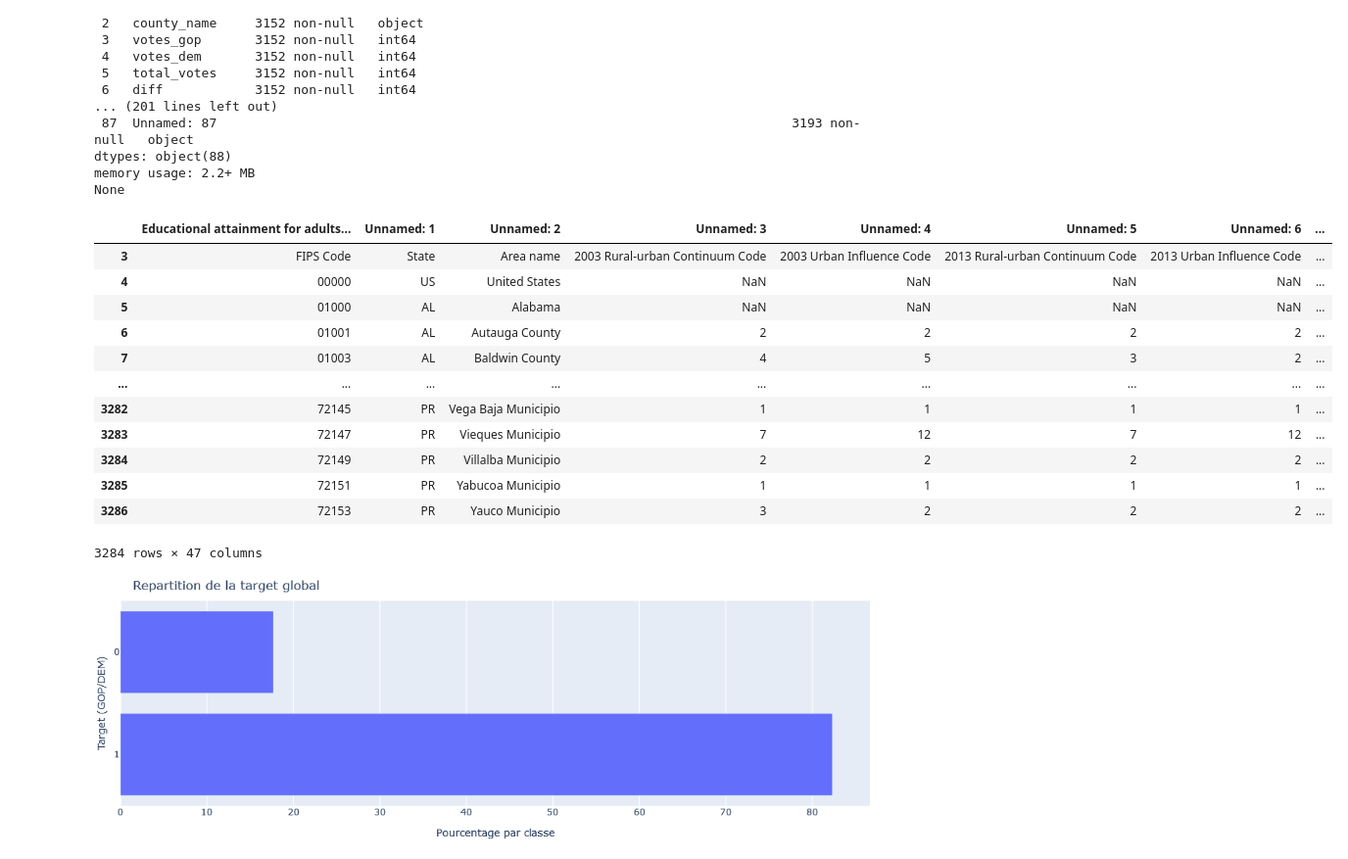
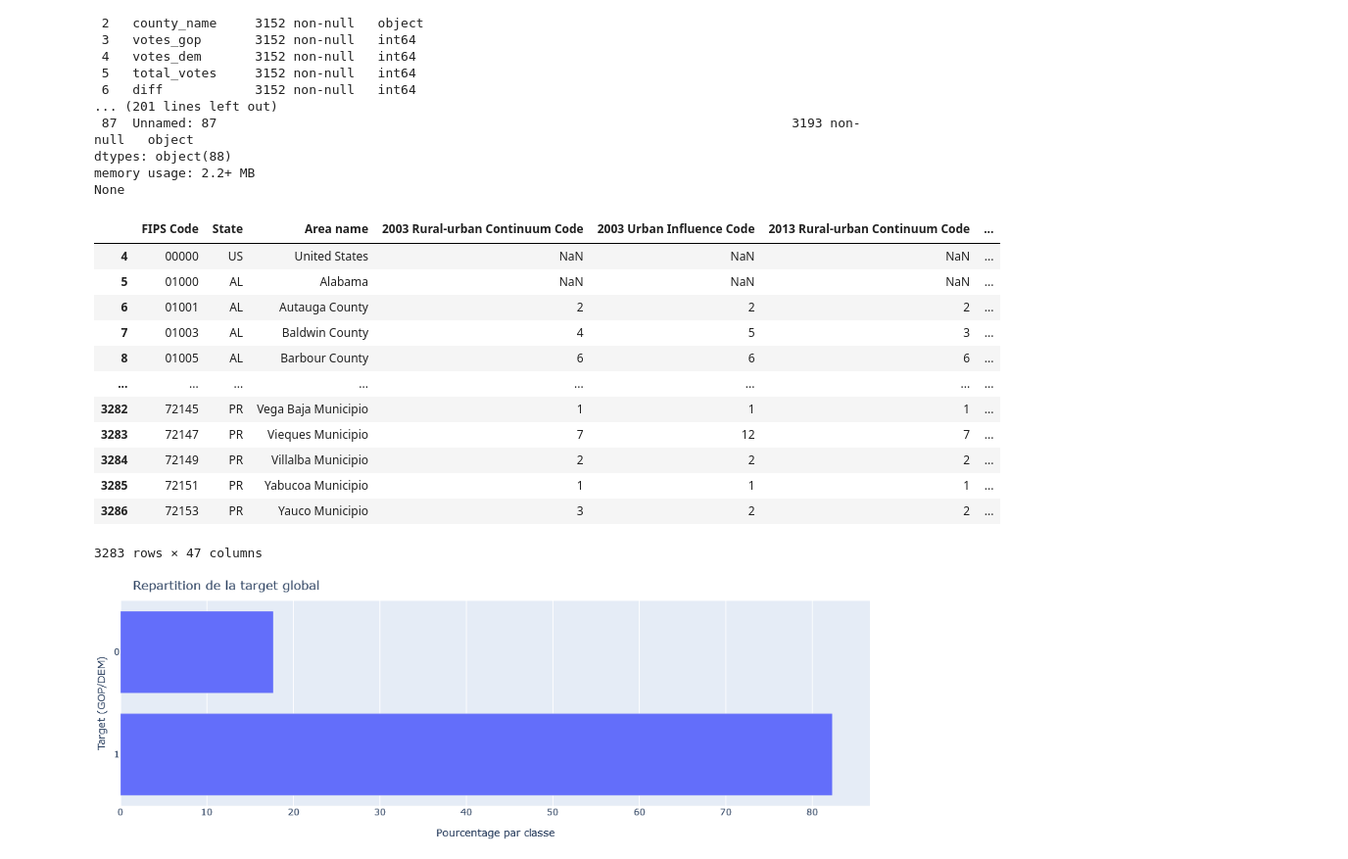
Before and after one commit to tibobr1/SDA_P4_onl, a Jupyter notebook: Projet 4 v1.ipynb, the cells around one changed output. Shown at 98% size. Cells and saved outputs as stored; diff of their text form; code cells hidden in the pictures.

```diff
--- a/Projet 4 v1.ipynb
+++ b/Projet 4 v1.ipynb
@@ -92,21 +96,23 @@ memory usage: 2.2+ MB
 None
 # %%
 df_education_1 = df_education.iloc[3:]
+df_education_1.columns = df_education_1.values[0]
+df_education_1 = df_education_1.iloc[1:]
 display(df_education_1)
 # %% [output]
-|  | Educational attainment for adults... | Unnamed: 1 | Unnamed: 2 | Unnamed: 3 | Unnamed: 4 | Unnamed: 5 | Unnamed: 6 | ... |
-| 3 | FIPS Code | State | Area name | 2003 Rural-urban Continuum Code | 2003 Urban Influence Code | 2013 Rural-urban Continuum Code | 2013 Urban Influence Code | ... |
-| 4 | 00000 | US | United States | NaN | NaN | NaN | NaN | ... |
-| 5 | 01000 | AL | Alabama | NaN | NaN | NaN | NaN | ... |
-| 6 | 01001 | AL | Autauga County | 2 | 2 | 2 | 2 | ... |
-| 7 | 01003 | AL | Baldwin County | 4 | 5 | 3 | 2 | ... |
-| ... | ... | ... | ... | ... | ... | ... | ... | ... |
-| 3282 | 72145 | PR | Vega Baja Municipio | 1 | 1 | 1 | 1 | ... |
-| 3283 | 72147 | PR | Vieques Municipio | 7 | 12 | 7 | 12 | ... |
-| 3284 | 72149 | PR | Villalba Municipio | 2 | 2 | 2 | 2 | ... |
-| 3285 | 72151 | PR | Yabucoa Municipio | 1 | 1 | 1 | 1 | ... |
-| 3286 | 72153 | PR | Yauco Municipio | 3 | 2 | 2 | 2 | ... |
+|  | FIPS Code | State | Area name | 2003 Rural-urban Continuum Code | 2003 Urban Influence Code | 2013 Rural-urban Continuum Code | ... |
+| 4 | 00000 | US | United States | NaN | NaN | NaN | ... |
+| 5 | 01000 | AL | Alabama | NaN | NaN | NaN | ... |
+| 6 | 01001 | AL | Autauga County | 2 | 2 | 2 | ... |
+| 7 | 01003 | AL | Baldwin County | 4 | 5 | 3 | ... |
+| 8 | 01005 | AL | Barbour County | 6 | 6 | 6 | ... |
+| ... | ... | ... | ... | ... | ... | ... | ... |
+| 3282 | 72145 | PR | Vega Baja Municipio | 1 | 1 | 1 | ... |
+| 3283 | 72147 | PR | Vieques Municipio | 7 | 12 | 7 | ... |
+| 3284 | 72149 | PR | Villalba Municipio | 2 | 2 | 2 | ... |
+| 3285 | 72151 | PR | Yabucoa Municipio | 1 | 1 | 1 | ... |
+| 3286 | 72153 | PR | Yauco Municipio | 3 | 2 | 2 | ... |
-3284 rows × 47 columns
+3283 rows × 47 columns
 # %%
 #----------------------------------------------CREATION DE LA TARGET 'Party' ---------------------------------------------------
 conditionlist = [
```
Also changed, not shown: parts of 2 cells of this notebook, 6 other files.
